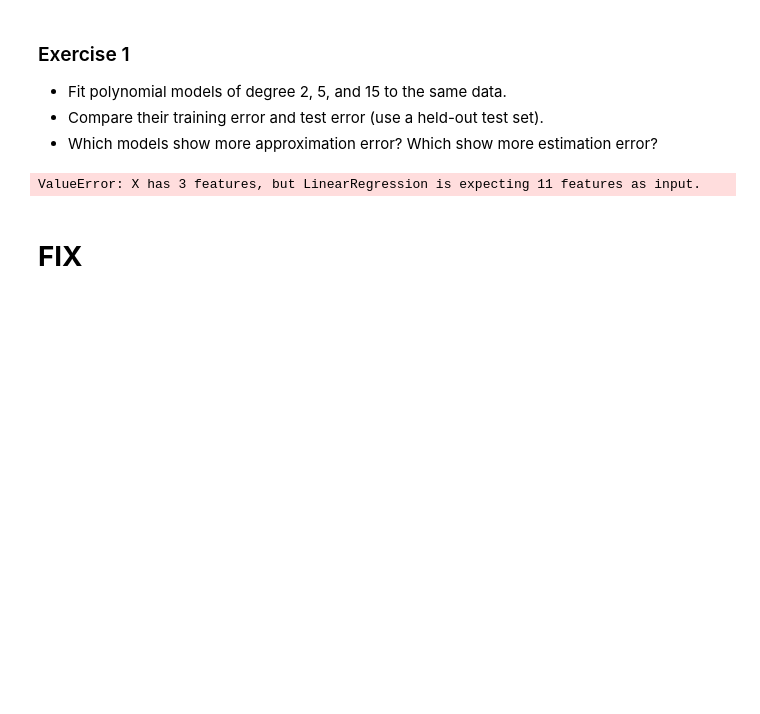
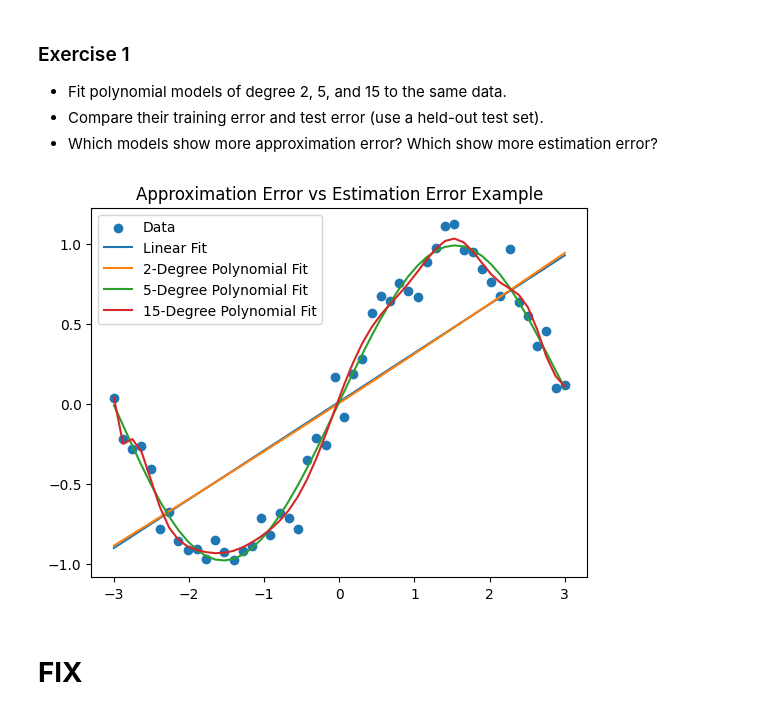
Before and after one commit to jrc117/CS473, a Jupyter notebook: mini_labs/week_4_empirical_risk.ipynb, the cells around one changed output. Saved outputs shown, nothing was run; the diff lists cells and outputs as text; code cells hidden in the pictures; blank space fills up the shorter version.

```diff
--- a/mini_labs/week_4_empirical_risk.ipynb
+++ b/mini_labs/week_4_empirical_risk.ipynb
@@ -58,43 +58,51 @@ plt.show()
 - Which models show more approximation error? Which show more estimation error?
 # %%
 # Your code here
-# Generate nonlinear data
-np.random.seed(0)
-X = np.linspace(-3, 3, 50).reshape(-1, 1)
-y = np.sin(X) + np.random.normal(0, 0.1, X.shape)
-
-# Linear fit (high approx. error, low est. error)
-lin = LinearRegression().fit(X, y)
-y_lin = lin.predict(X)
+# Create test/train split.
+from sklearn.model_selection import train_test_split
+X_train, X_test, y_train, y_test = train_test_split(
+    X, y, test_size=0.3, random_state=0
+)
 
 # 2-Degree Polynomial fit (low approx. error, higher est. error risk)
 two_poly = PolynomialFeatures(degree=2)
-X_two_poly = two_poly.fit_transform(X)
-lin_two_poly = LinearRegression().fit(X_two_poly, y)
-y_two_poly = lin_poly.predict(X_two_poly)
+X_train_two_poly = two_poly.fit_transform(X_train)
+X_test_two_poly = two_poly.transform(X_test)
+lin_two_poly = LinearRegression().fit(X_train_two_poly, y_train)
+
+train_error_two_poly = mean_squared_error(y_train, lin_two_poly.predict(X_train_two_poly))
+test_error_two_poly = mean_squared_error(y_test, lin_two_poly.predict(X_test_two_poly))
 
 # 5-Degree Polynomial fit (low approx. error, higher est. error risk)
 five_poly = PolynomialFeatures(degree=5)
-X_five_poly = five_poly.fit_transform(X)
-lin_five_poly = LinearRegression().fit(X_five_poly, y)
-y_five_poly = lin_poly.predict(X_five_poly)
+X_train_five_poly = five_poly.fit_transform(X_train)
+X_test_five_poly = five_poly.transform(X_test)
+lin_five_poly = LinearRegression().fit(X_train_five_poly, y_train)
+
+train_error_five_poly = mean_squared_error(y_train, lin_five_poly.predict(X_train_five_poly))
+test_error_five_poly = mean_squared_error(y_test, lin_five_poly.predict(X_test_five_poly))
+
+# Generate predictions (for plotting purposes -- I'm not sure if we need a plot).
 
 # 15-Degree Polynomial fit (low approx. error, higher est. error risk)
 fifteen_poly = PolynomialFeatures(degree=15)
-X_fifteen_poly = fifteen_poly.fit_transform(X)
-lin_fifteen_poly = LinearRegression().fit(X_fifteen_poly, y)
-y_fifteen_poly = lin_poly.predict(X_fifteen_poly)
+X_train_fifteen_poly = fifteen_poly.fit_transform(X_train)
+X_test_fifteen_poly = fifteen_poly.transform(X_test)
+lin_fifteen_poly = LinearRegression().fit(X_train_fifteen_poly, y_train)
+
+train_error_fifteen_poly = mean_squared_error(y_train, lin_fifteen_poly.predict(X_train_fifteen_poly))
+test_error_fifteen_poly = mean_squared_error(y_test, lin_fifteen_poly.predict(X_test_fifteen_poly))
 
 plt.scatter(X, y, label="Data")
 plt.plot(X, y_lin, label="Linear Fit")
 plt.plot(X, y_two_poly, label="2-Degree Polynomial Fit")
 plt.plot(X, y_five_poly, label="5-Degree Polynomial Fit")
 plt.plot(X, y_fifteen_poly, label="15-Degree Polynomial Fit")
 plt.legend()
 plt.title("Approximation Error vs Estimation Error Example")
 plt.show()
 # %% [output]
-ValueError: X has 3 features, but LinearRegression is expecting 11 features as input.
+[figure, added]
 # %% [markdown]
 # **FIX**
 # %% [markdown]
```
